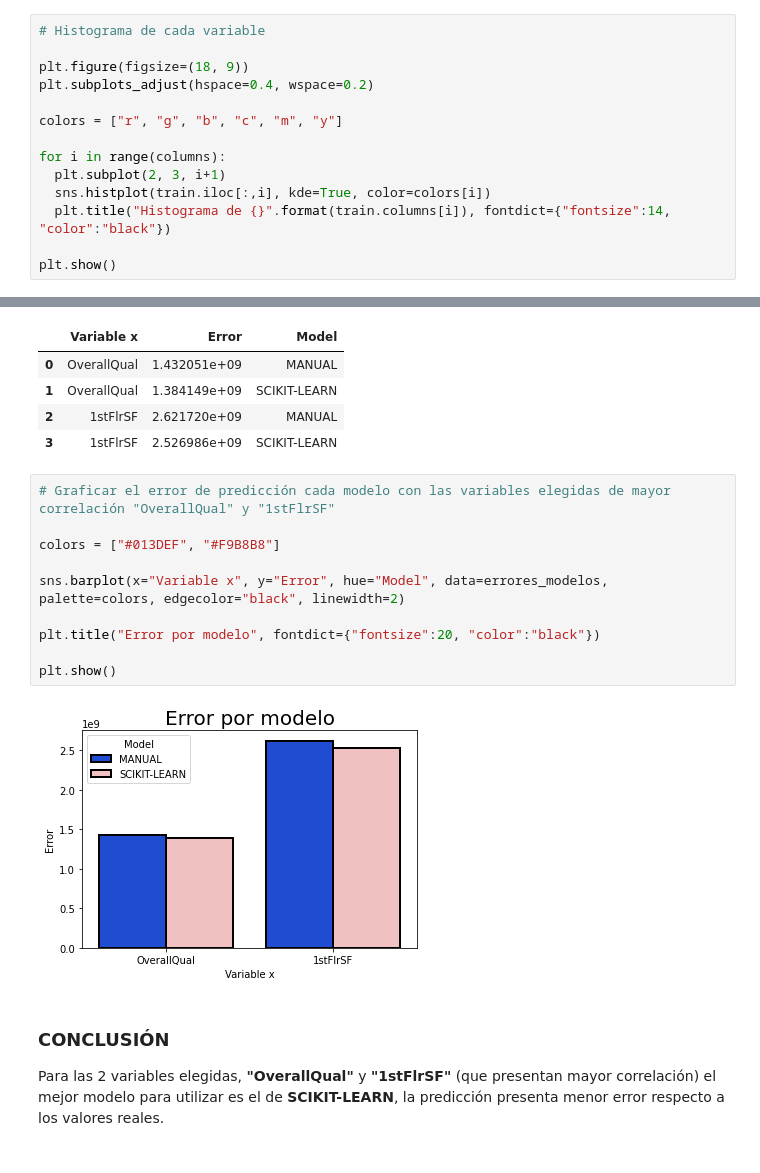
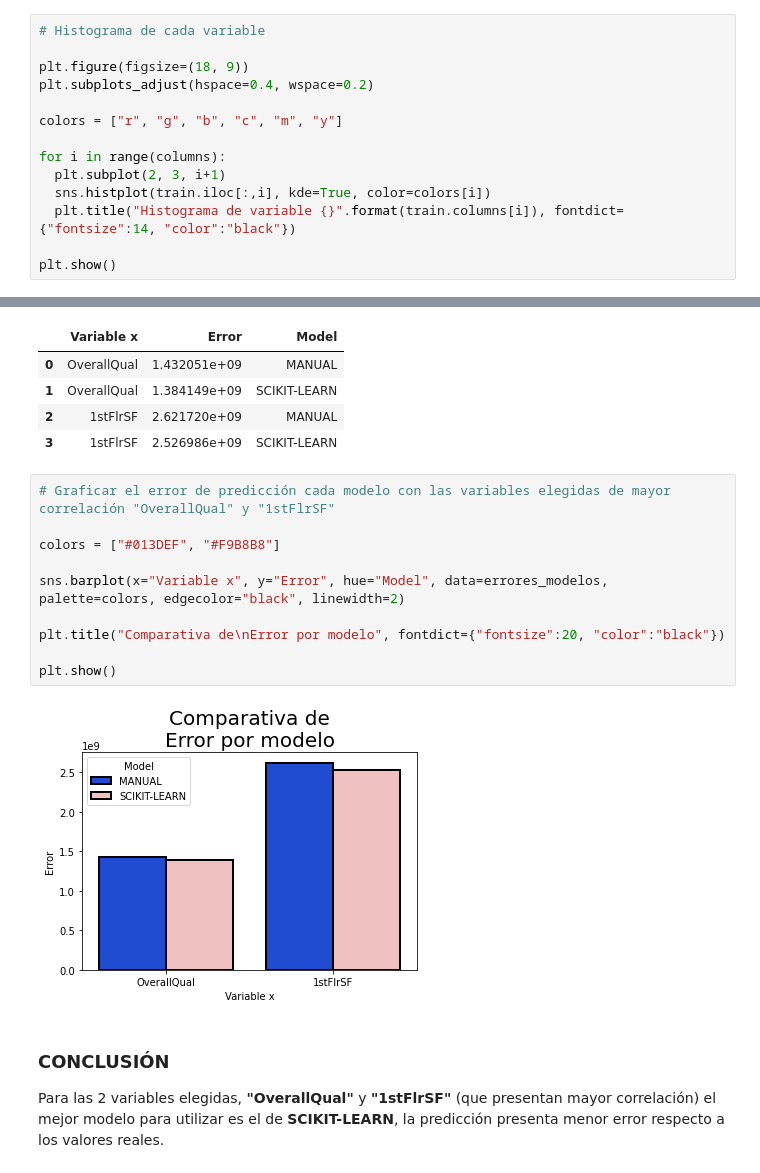
Before and after one commit to navas604/Ciencia-de-Datos-en-Python, a Jupyter notebook: Proyecto.ipynb, the cells around one changed output, grey strips where cells are left out. Drawn from its saved outputs; the diff is of its cells as text.

```diff
--- a/Proyecto.ipynb
+++ b/Proyecto.ipynb
@@ -285,7 +285,7 @@ colors = ["r", "g", "b", "c", "m", "y"]
 for i in range(columns):
   plt.subplot(2, 3, i+1)
   sns.histplot(train.iloc[:,i], kde=True, color=colors[i])
-  plt.title("Histograma de {}".format(train.columns[i]), fontdict={"fontsize":14, "color":"black"})
+  plt.title("Histograma de variable {}".format(train.columns[i]), fontdict={"fontsize":14, "color":"black"})
 
 plt.show()
 # %% [output]
@@ -752,15 +752,15 @@ errores_modelos
 # %%
 # Graficar el error de predicción cada modelo con las variables elegidas de mayor correlación "OverallQual" y "1stFlrSF"
 
 colors = ["#013DEF", "#F9B8B8"]
 
 sns.barplot(x="Variable x", y="Error", hue="Model", data=errores_modelos, palette=colors, edgecolor="black", linewidth=2)
 
-plt.title("Error por modelo", fontdict={"fontsize":20, "color":"black"})
+plt.title("Comparativa de\nError por modelo", fontdict={"fontsize":20, "color":"black"})
 
 plt.show()
 # %% [output]
-[figure, old version]
+[figure, new version]
 # %% [markdown]
 ### **CONCLUSIÓN**
 
```
Also changed, not shown: parts of 1 cell of this notebook.
